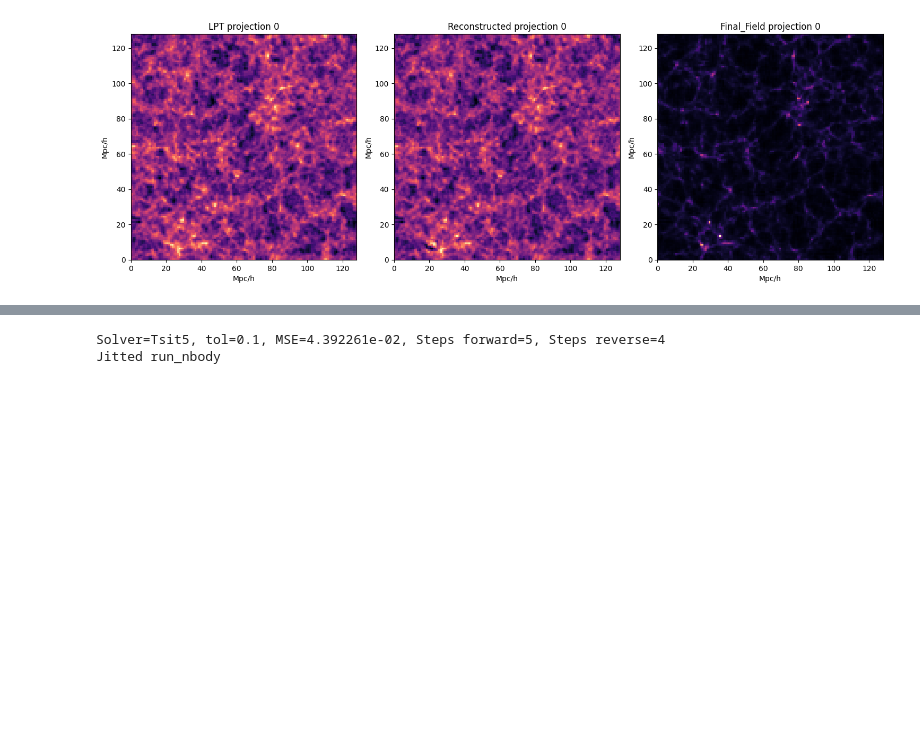
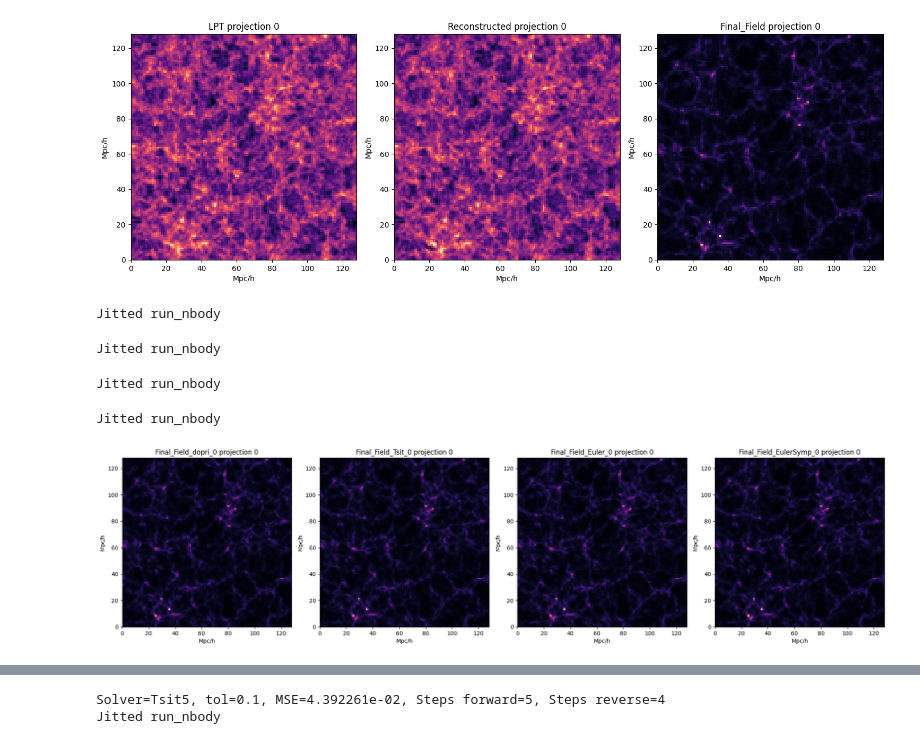
Before and after one commit to ASKabalan/JaxPM-Paper, a Jupyter notebook: 01-gradient-stability/gradient-stability.ipynb, the cells around one changed output, grey strips where cells are left out. Saved outputs shown, nothing was run; the diff lists cells and outputs as text; code cells hidden in the pictures; blank space fills up the shorter version.

```diff
--- a/01-gradient-stability/gradient-stability.ipynb
+++ b/01-gradient-stability/gradient-stability.ipynb
@@ -157,3 +156,72 @@ for i, snap in enumerate(ode_solutions.ys):
 plot_fields_single_projection(fields)
 # %% [output]
 [figure]
+# %%
+stepsize_controller = PIDController(rtol=1e-5, atol=1e-8)
+ode_term = ODETerm(make_diffrax_ode(cosmo, mesh_shape, paint_absolute_pos=False))
+ode_solutions_dopri, _ = run_nbody(
+    cosmo,
+    jnp.stack([dx, p], axis=0),
+    ode_term,
+    stepsize_controller=stepsize_controller,
+    solver=Dopri5(),
+)
+
+ode_solutions_tsit, _ = run_nbody(
+    cosmo,
+    jnp.stack([dx, p], axis=0),
+    ode_term,
+    stepsize_controller=stepsize_controller,
+    solver=Tsit5(),
+)
+stepsize_controller = ConstantStepSize()
+ode_solutions_euler, _ = run_nbody(
+    cosmo,
+    jnp.stack([dx, p], axis=0),
+    ode_term,
+    stepsize_controller=stepsize_controller,
+    solver=Euler(),
+)
+# %% [output]
+Jitted run_nbody
+Jitted run_nbody
+Jitted run_nbody
+# %%
+y0 = dx , p
+# Symplectic ODE setup for SemiImplicitEuler
+kick, drift = make_diffrax_symplectic_ode(
+    cosmo, mesh_shape, paint_absolute_pos=False
+)
+symplectic_term = (ODETerm(kick), ODETerm(drift))
+#solver_ode_term = symplectic_term
+stepsize_controller = ConstantStepSize()
+solver = SemiImplicitEuler()
+
+ode_solutions_syp, _ = run_nbody(
+            cosmo,
+            y0,
+            symplectic_term,
+            stepsize_controller=stepsize_controller,
+            solver=solver,
+            step_size=0.01,
+        )
+# %% [output]
+Jitted run_nbody
+# %%
+from jaxpm.plotting import plot_fields_single_projection
+
+fields = {}
+
+for i, snap in enumerate(ode_solutions_dopri.ys):
+    fields[f"Final_Field_dopri_{i}"] = cic_paint_dx(snap[0])
+for i, snap in enumerate(ode_solutions_tsit.ys):
+    fields[f"Final_Field_Tsit_{i}"] = cic_paint_dx(snap[0])
+for i, snap in enumerate(ode_solutions_euler.ys):
+    fields[f"Final_Field_Euler_{i}"] = cic_paint_dx(snap[0])
+for i, snap in enumerate(ode_solutions_syp.ys[0]):
+    fields[f"Final_Field_EulerSymp_{i}"] = cic_paint_dx(snap)
+
+
+plot_fields_single_projection(fields)
+# %% [output]
+[figure, added]
```
Also changed, not shown: parts of 4 cells of this notebook, 4 other files.
